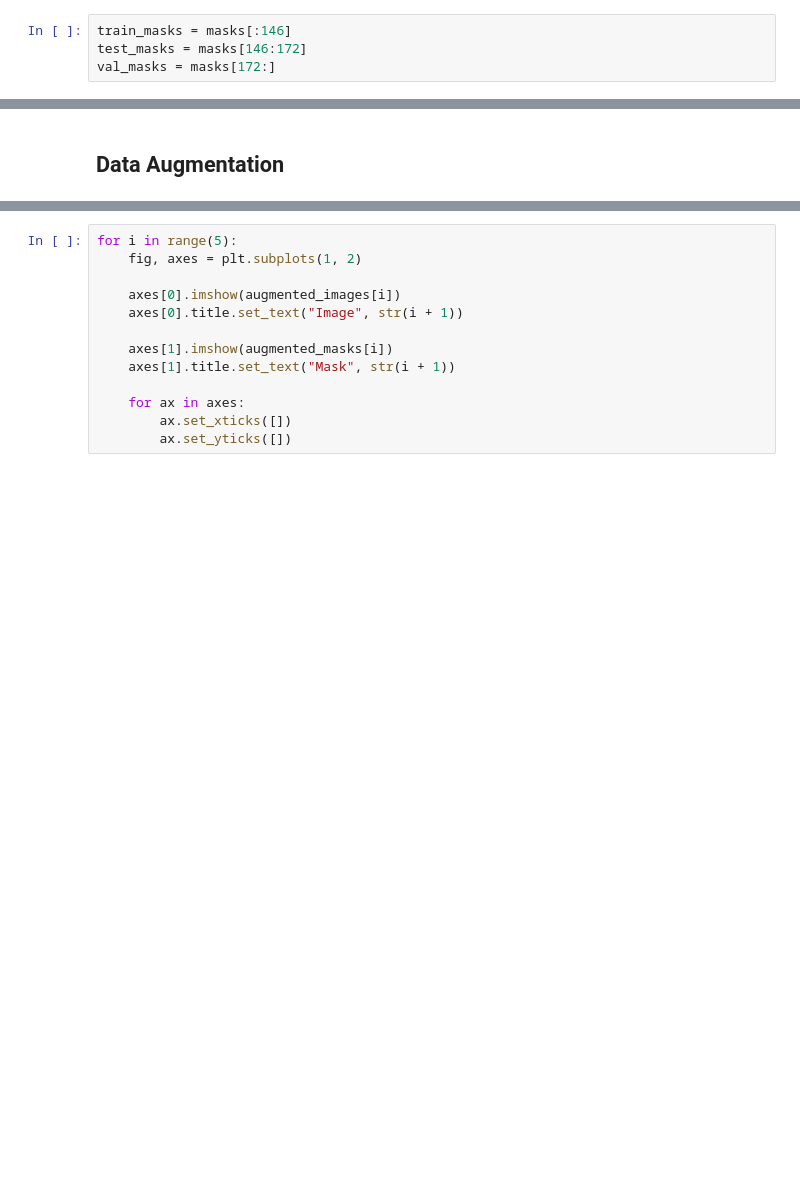
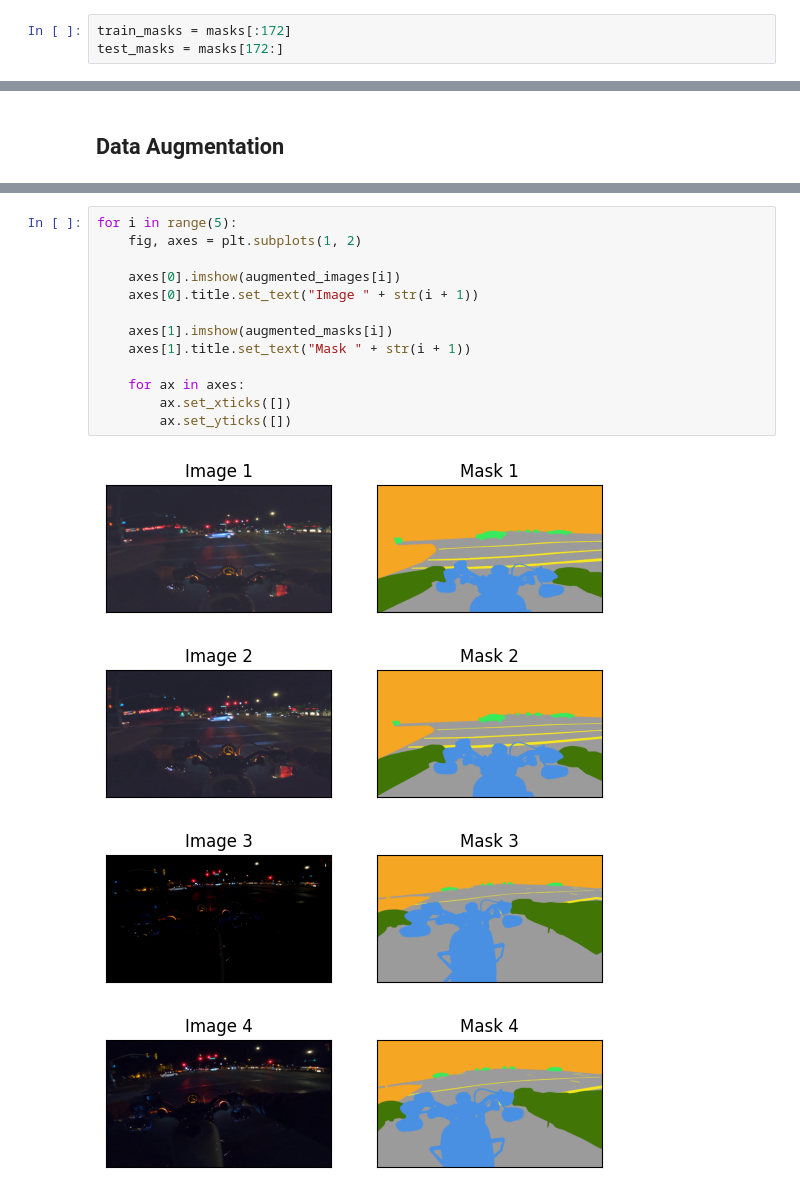
Before and after one commit to heraldjose10/SemanticStream, a Jupyter notebook: model/main.ipynb, the cells around one changed output, grey strips where cells are left out. Drawn from its saved outputs; the diff is of its cells as text; blank space fills up the shorter version.

```diff
--- a/model/main.ipynb
+++ b/model/main.ipynb
@@ -69,7 +70,6 @@ val_images = images[172:]
 # %%
-train_masks = masks[:146]
-test_masks = masks[146:172]
-val_masks = masks[172:]
+train_masks = masks[:172]
+test_masks = masks[172:]
 # %%
 train_samples = len(train_images)
 test_samples = len(test_images)
@@ -112,13 +107,18 @@ Error:
 # %%
 for i in range(5):
     fig, axes = plt.subplots(1, 2)
 
     axes[0].imshow(augmented_images[i])
-    axes[0].title.set_text("Image", str(i + 1))
+    axes[0].title.set_text("Image " + str(i + 1))
 
     axes[1].imshow(augmented_masks[i])
-    axes[1].title.set_text("Mask", str(i + 1))
+    axes[1].title.set_text("Mask " + str(i + 1))
 
     for ax in axes:
         ax.set_xticks([])
         ax.set_yticks([])
+# %% [output]
+[figure, added]
+[figure, added]
+[figure, added]
+[figure, added]
```
Also changed, not shown: parts of 15 cells of this notebook, 1 other file.
